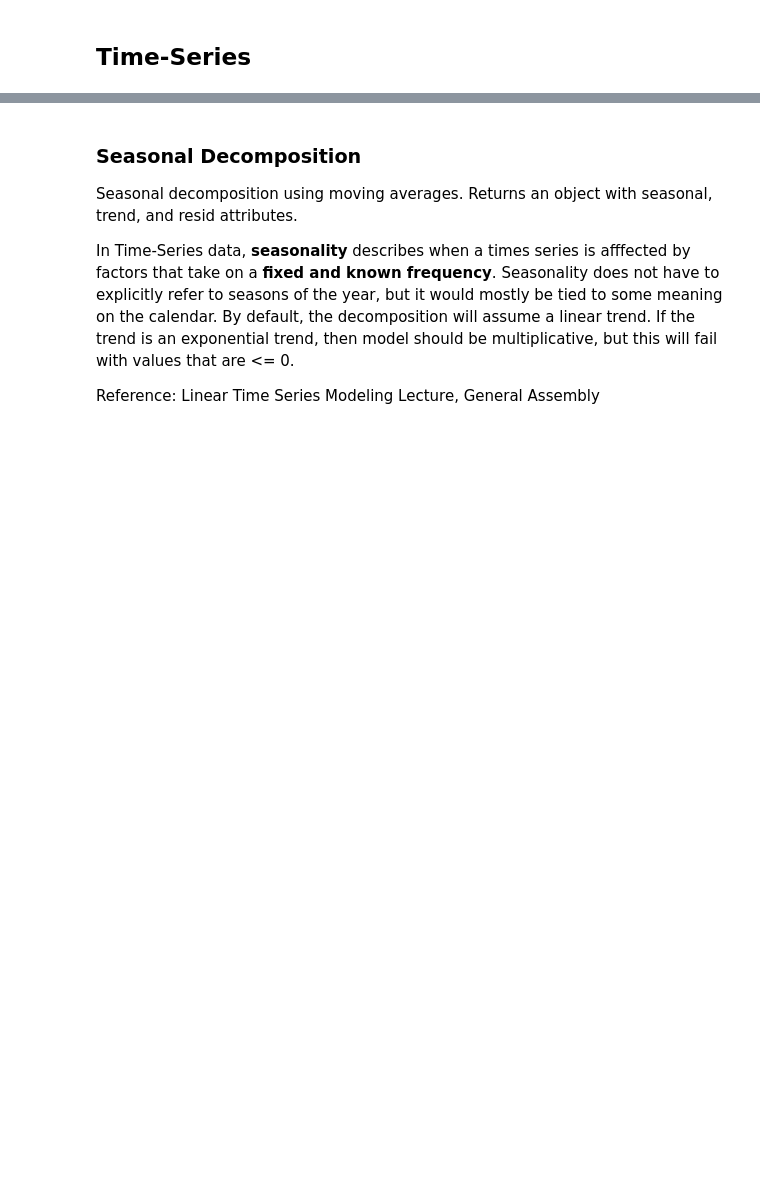
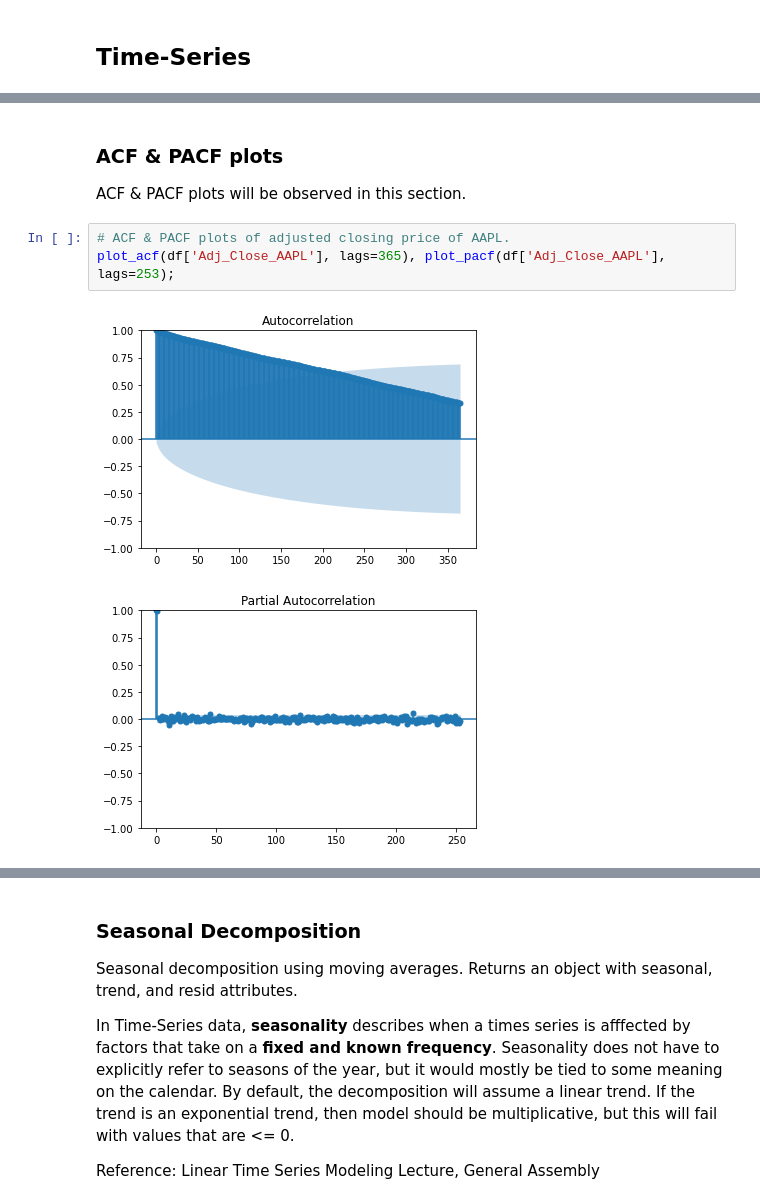
Before and after one commit to mh0805/Equity-price-prediction-and-forecast-with-Time-series-analysis-and-Machine-Learning, a Jupyter notebook: 3. Data Pre-processing & Modeling.ipynb, the cells around one changed output, grey strips where cells are left out. Cells and saved outputs as stored; diff of their text form; blank space fills up the shorter version.

```diff
--- a/3. Data Pre-processing & Modeling.ipynb
+++ b/3. Data Pre-processing & Modeling.ipynb
@@ -179,0 +380,9 @@ warnings.filterwarnings('ignore')
+# %% [markdown]
+### ACF & PACF plots
+ACF & PACF plots will be observed in this section.
+# %%
+# ACF & PACF plots of adjusted closing price of AAPL.
+plot_acf(df['Adj_Close_AAPL'], lags=365), plot_pacf(df['Adj_Close_AAPL'], lags=253);
+# %% [output]
+[figure, added]
+[figure, added]
```
Also changed, not shown: parts of 101 cells of this notebook.
